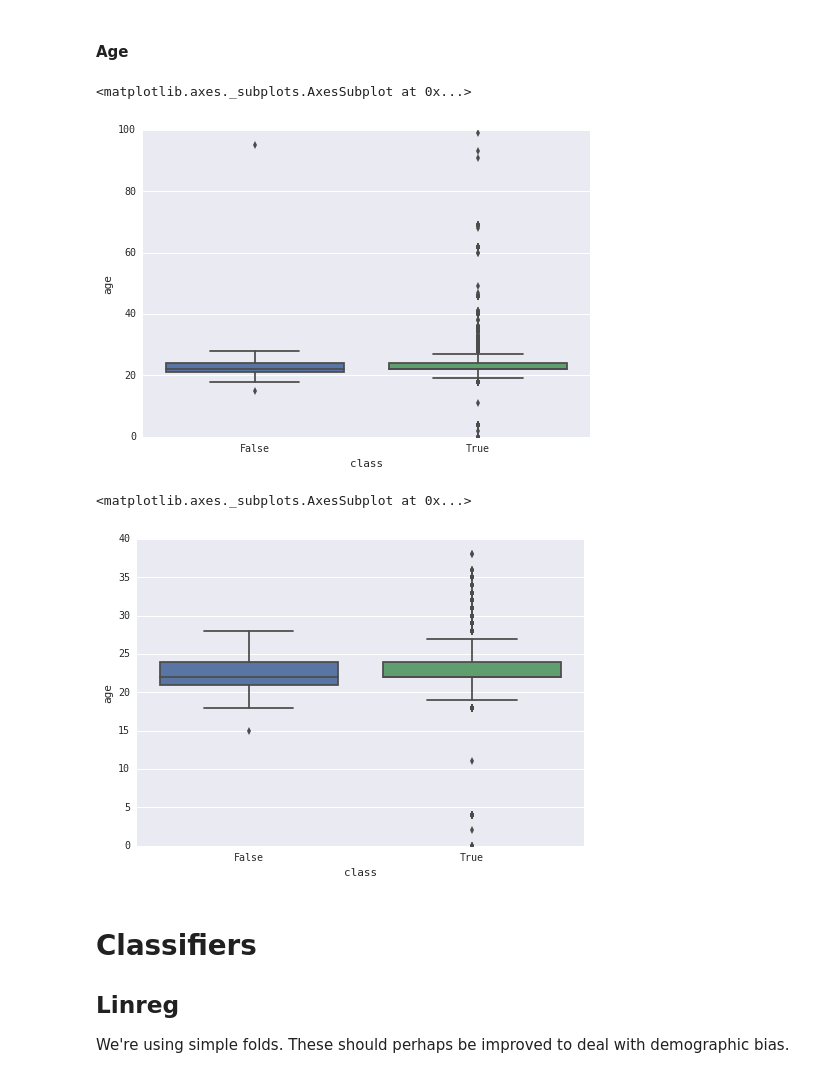
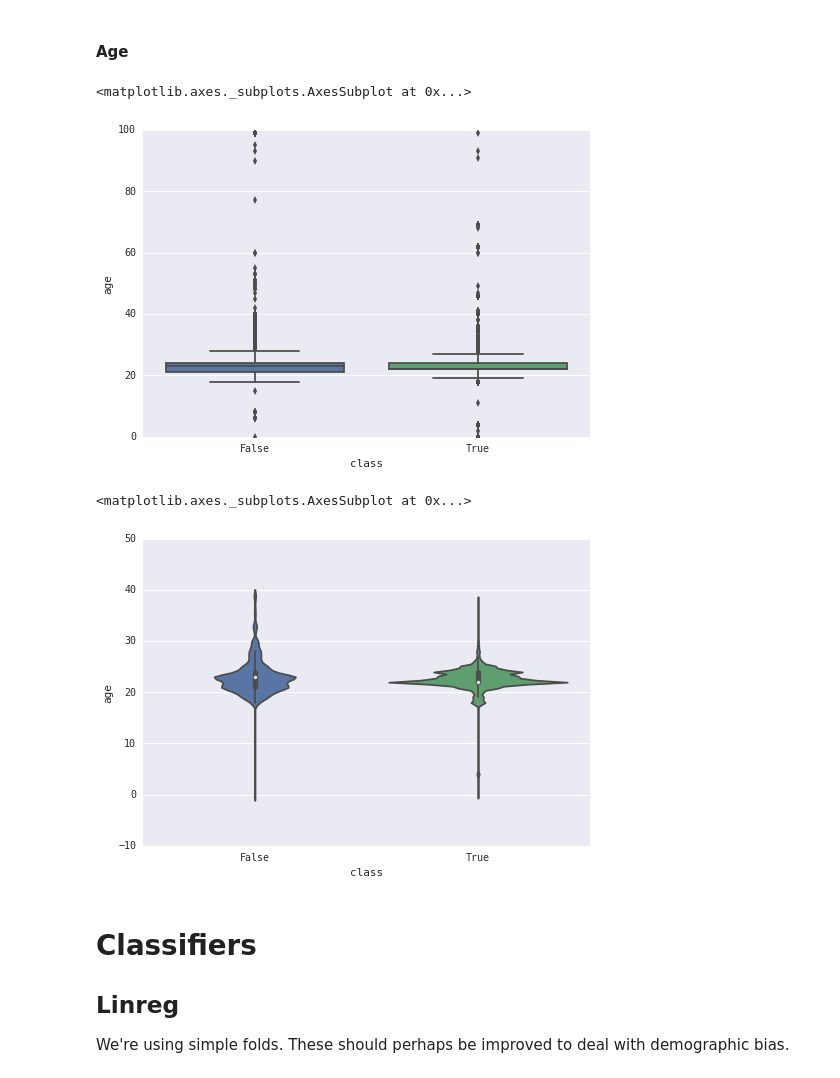
Before and after one commit to giantoak/201604_memex_qpr, a Jupyter notebook: notebooks/go_notebooks/First Classifier.ipynb, the cells around one changed output. Drawn from its saved outputs; the diff is of its cells as text; code cells hidden in the pictures.

```diff
--- a/notebooks/go_notebooks/First Classifier.ipynb
+++ b/notebooks/go_notebooks/First Classifier.ipynb
@@ -18,10 +18,11 @@ from sklearn.metrics import precision_recall_fscore_support
 from helpers import disaggregated_df
 from helpers import aggregated_df
 from helpers import dummify_df
+from helpers import lr_train_tester
 
 %matplotlib inline
 sns.set(font='monospace')
-df = pd.read_pickle('../../data/merged/data_to_use.pkl')
+df = pd.read_pickle('../../data/merged/data_to_use_by_ad.pkl')
 # %%
 print(df.columns)
 # %% [output]
@@ -104,12 +119,12 @@ a = df.ix[:, ['dd_id', 'class', 'age']].dropna().drop_duplicates().ix[:, ['class
 sns.boxplot(a['class'], a['age'])
 # %% [output]
 <matplotlib.axes._subplots.AxesSubplot at 0x...>
-[figure, old version]
+[figure, new version]
 # %%
-sns.boxplot(a.ix[(a.age < 40), 'class'], a.ix[(a.age < 40), 'age'])
+sns.violinplot(a.ix[(a.age < 40), 'class'], a.ix[(a.age < 40), 'age'])
 # %% [output]
 <matplotlib.axes._subplots.AxesSubplot at 0x...>
-[figure, old version]
+[figure, new version]
 # %% [markdown]
 # Classifiers
 ## Linreg
```
Also changed, not shown: parts of 17 cells of this notebook, 1 other file.
